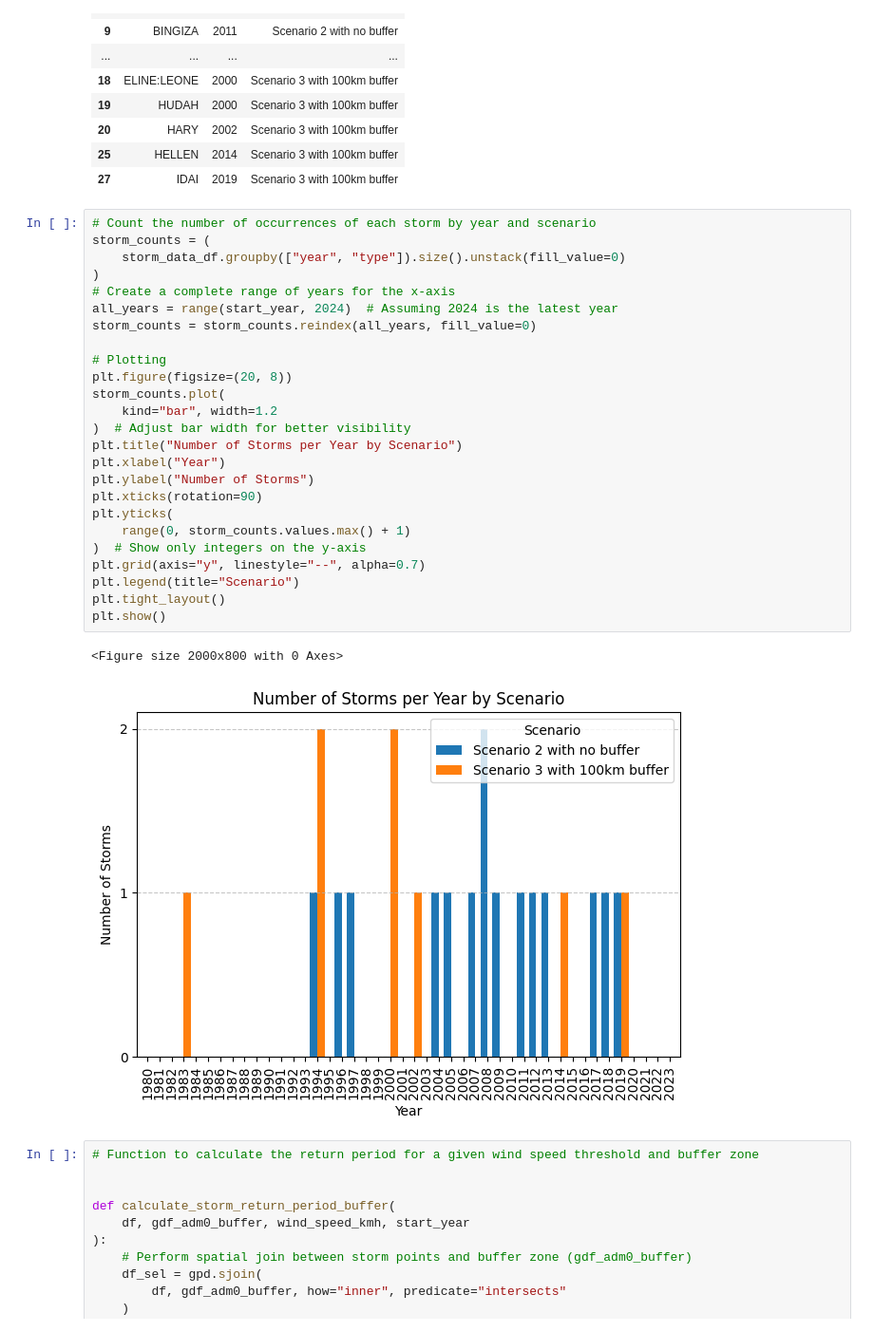
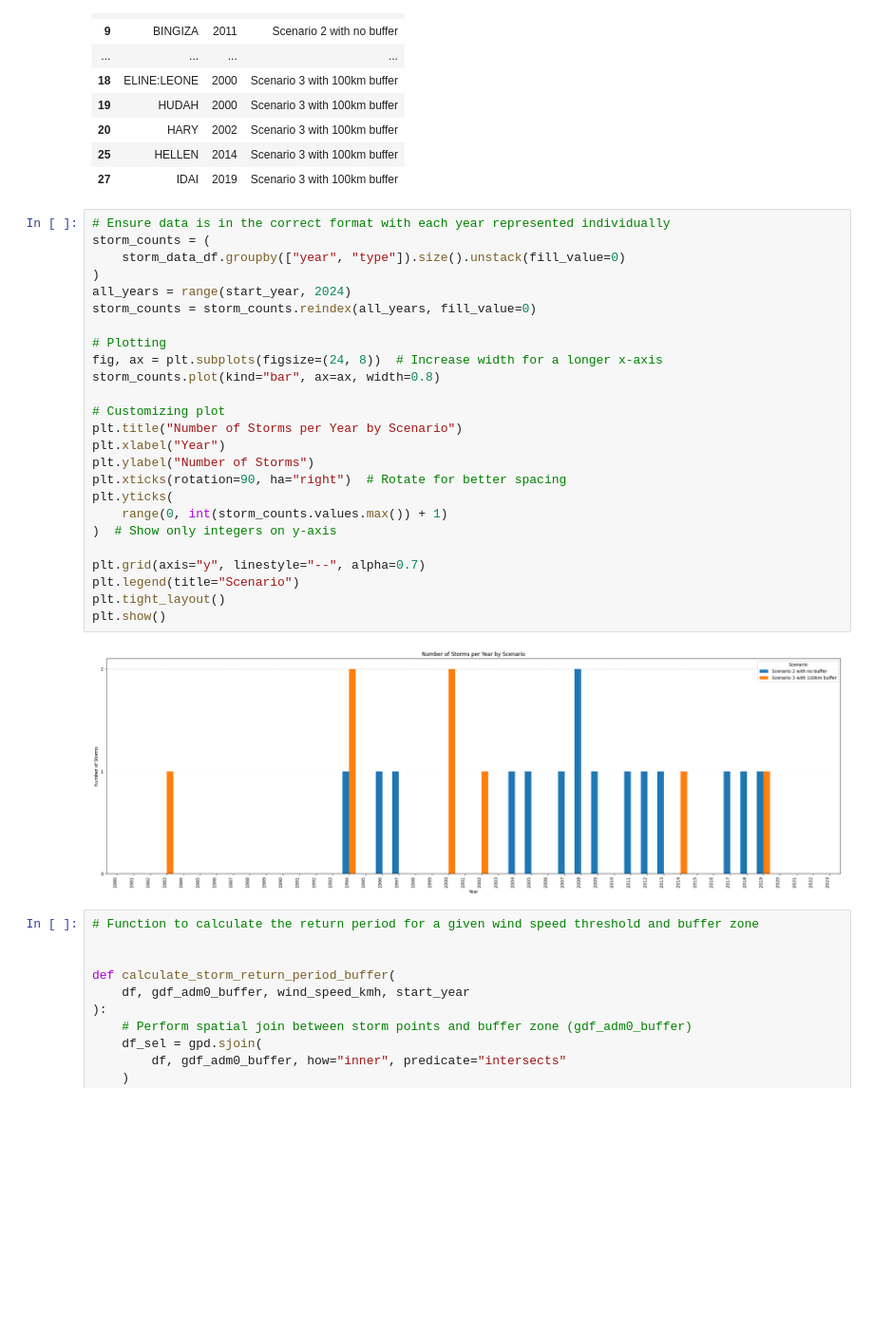
Before and after one commit to OCHA-DAP/ds-aa-mdg-storms, a Jupyter notebook: analysis/01.0_return_period_ibtracs.ipynb, the cells around one changed output. Shown at 95% size. Saved outputs shown, nothing was run; the diff lists cells and outputs as text; blank space fills up the shorter version.

Commit message:
adjusting bar plot of historical storms

```diff
--- a/analysis/01.0_return_period_ibtracs.ipynb
+++ b/analysis/01.0_return_period_ibtracs.ipynb
@@ -319,33 +319,32 @@ storm_data_df
 | 25 | HELLEN | 2014 | Scenario 3 with 100km buffer |
 | 27 | IDAI | 2019 | Scenario 3 with 100km buffer |
 # %%
-# Count the number of occurrences of each storm by year and scenario
+# Ensure data is in the correct format with each year represented individually
 storm_counts = (
     storm_data_df.groupby(["year", "type"]).size().unstack(fill_value=0)
 )
-# Create a complete range of years for the x-axis
-all_years = range(start_year, 2024)  # Assuming 2024 is the latest year
+all_years = range(start_year, 2024)
 storm_counts = storm_counts.reindex(all_years, fill_value=0)
 
 # Plotting
-plt.figure(figsize=(20, 8))
-storm_counts.plot(
-    kind="bar", width=1.2
-)  # Adjust bar width for better visibility
+fig, ax = plt.subplots(figsize=(24, 8))  # Increase width for a longer x-axis
+storm_counts.plot(kind="bar", ax=ax, width=0.8)
+
+# Customizing plot
 plt.title("Number of Storms per Year by Scenario")
 plt.xlabel("Year")
 plt.ylabel("Number of Storms")
-plt.xticks(rotation=90)
+plt.xticks(rotation=90, ha="right")  # Rotate for better spacing
 plt.yticks(
-    range(0, storm_counts.values.max() + 1)
-)  # Show only integers on the y-axis
+    range(0, int(storm_counts.values.max()) + 1)
+)  # Show only integers on y-axis
+
 plt.grid(axis="y", linestyle="--", alpha=0.7)
 plt.legend(title="Scenario")
 plt.tight_layout()
 plt.show()
 # %% [output]
-<Figure size 2000x800 with 0 Axes>
-[figure, old version]
+[figure, new version]
 # %%
 # Function to calculate the return period for a given wind speed threshold and buffer zone
 
```
